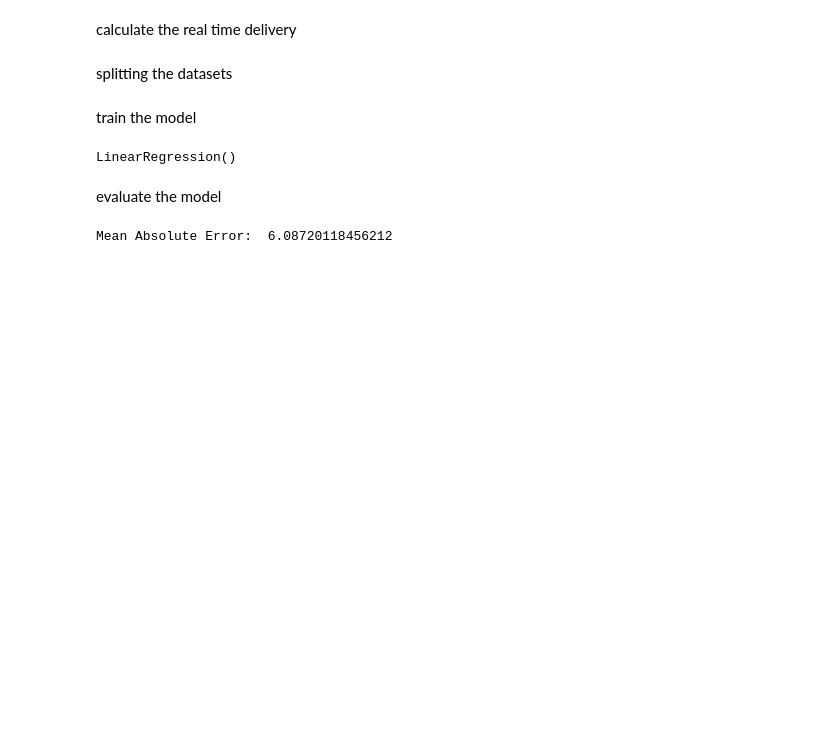
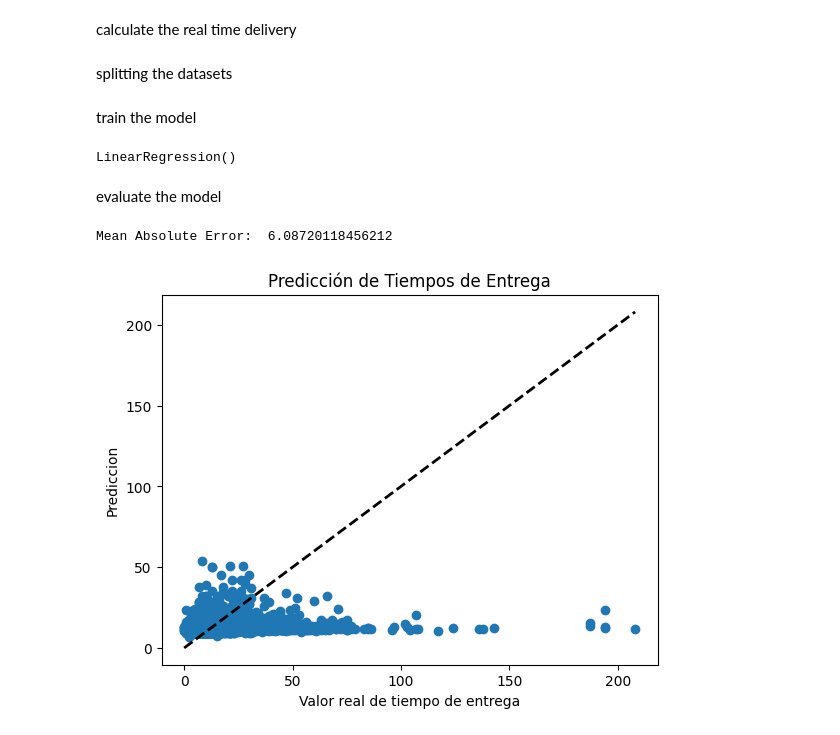
Before and after one commit to cesarverapy/linear-regression-practices, a Jupyter notebook: estimation.ipynb, the cells around one changed output. Cells and saved outputs as stored; diff of their text form; code cells hidden in the pictures; blank space fills up the shorter version.

```diff
--- a/estimation.ipynb
+++ b/estimation.ipynb
@@ -108,3 +105,12 @@ y_pred = model.predict(X_test)
 print("Mean Absolute Error: ", mean_absolute_error(y_test, y_pred))
 # %% [output]
 Mean Absolute Error:  6.08720118456212
+# %%
+plt.scatter(y_test, y_pred)
+plt.plot([y_test.min(), y_test.max()], [y_test.min(), y_test.max()], 'k--', lw=2)
+plt.xlabel('Valor real de tiempo de entrega')
+plt.ylabel('Prediccion')
+plt.title('Predicción de Tiempos de Entrega')
+plt.show()
+# %% [output]
+[figure, added]
```
Also changed, not shown: parts of 3 cells of this notebook.
